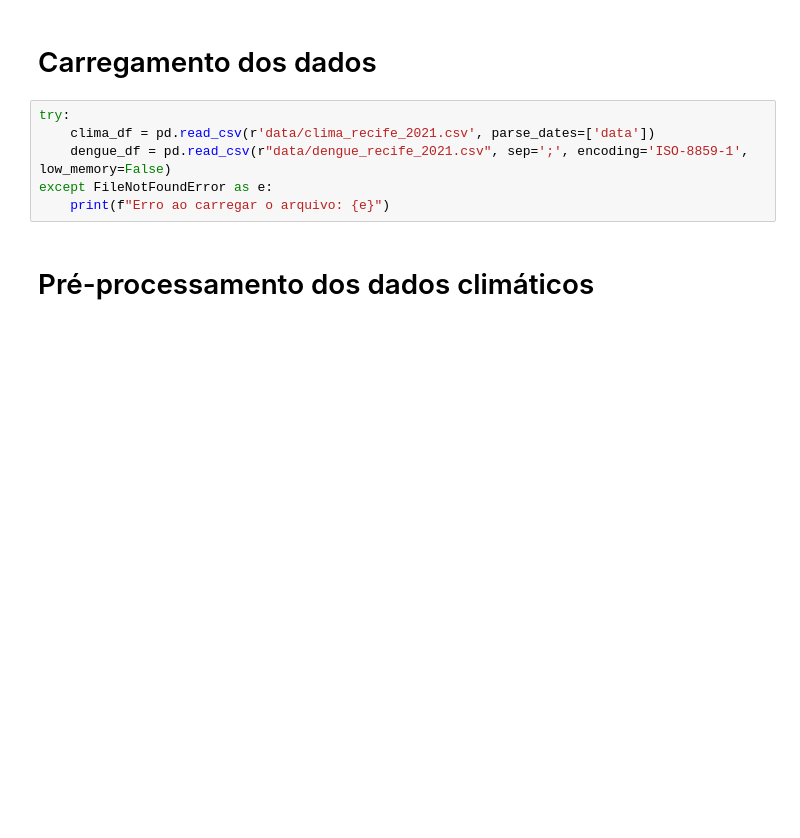
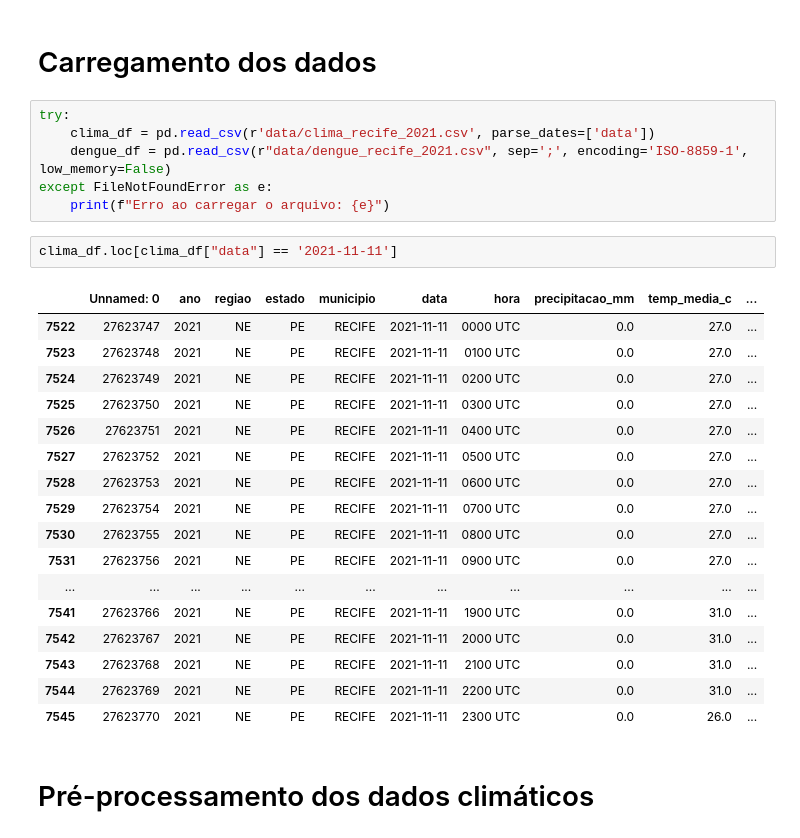
Before and after one commit to vinisouzza/previsao-dengue-recife, a Jupyter notebook: previsao_dengue_recife.ipynb, the cells around one changed output. Drawn from its saved outputs; the diff is of its cells as text; blank space fills up the shorter version.

```diff
--- a/previsao_dengue_recife.ipynb
+++ b/previsao_dengue_recife.ipynb
@@ -17,6 +17,26 @@ try:
     dengue_df = pd.read_csv(r"data/dengue_recife_2021.csv", sep=';', encoding='ISO-8859-1', low_memory=False)
 except FileNotFoundError as e:
     print(f"Erro ao carregar o arquivo: {e}")
+# %%
+clima_df.loc[clima_df["data"] == '2021-11-11']
+# %% [output]
+|  | Unnamed: 0 | ano | regiao | estado | municipio | data | hora | precipitacao_mm | temp_media_c | ... |
+| 7522 | 27623747 | 2021 | NE | PE | RECIFE | 2021-11-11 | 0000 UTC | 0.0 | 27.0 | ... |
+| 7523 | 27623748 | 2021 | NE | PE | RECIFE | 2021-11-11 | 0100 UTC | 0.0 | 27.0 | ... |
+| 7524 | 27623749 | 2021 | NE | PE | RECIFE | 2021-11-11 | 0200 UTC | 0.0 | 27.0 | ... |
+| 7525 | 27623750 | 2021 | NE | PE | RECIFE | 2021-11-11 | 0300 UTC | 0.0 | 27.0 | ... |
+| 7526 | 27623751 | 2021 | NE | PE | RECIFE | 2021-11-11 | 0400 UTC | 0.0 | 27.0 | ... |
+| 7527 | 27623752 | 2021 | NE | PE | RECIFE | 2021-11-11 | 0500 UTC | 0.0 | 27.0 | ... |
+| 7528 | 27623753 | 2021 | NE | PE | RECIFE | 2021-11-11 | 0600 UTC | 0.0 | 27.0 | ... |
+| 7529 | 27623754 | 2021 | NE | PE | RECIFE | 2021-11-11 | 0700 UTC | 0.0 | 27.0 | ... |
+| 7530 | 27623755 | 2021 | NE | PE | RECIFE | 2021-11-11 | 0800 UTC | 0.0 | 27.0 | ... |
+| 7531 | 27623756 | 2021 | NE | PE | RECIFE | 2021-11-11 | 0900 UTC | 0.0 | 27.0 | ... |
+| ... | ... | ... | ... | ... | ... | ... | ... | ... | ... | ... |
+| 7541 | 27623766 | 2021 | NE | PE | RECIFE | 2021-11-11 | 1900 UTC | 0.0 | 31.0 | ... |
+| 7542 | 27623767 | 2021 | NE | PE | RECIFE | 2021-11-11 | 2000 UTC | 0.0 | 31.0 | ... |
+| 7543 | 27623768 | 2021 | NE | PE | RECIFE | 2021-11-11 | 2100 UTC | 0.0 | 31.0 | ... |
+| 7544 | 27623769 | 2021 | NE | PE | RECIFE | 2021-11-11 | 2200 UTC | 0.0 | 31.0 | ... |
+| 7545 | 27623770 | 2021 | NE | PE | RECIFE | 2021-11-11 | 2300 UTC | 0.0 | 26.0 | ... |
 # %% [markdown]
 # Pré-processamento dos dados climáticos
 # %%
```
Also changed, not shown: parts of 7 cells of this notebook.
